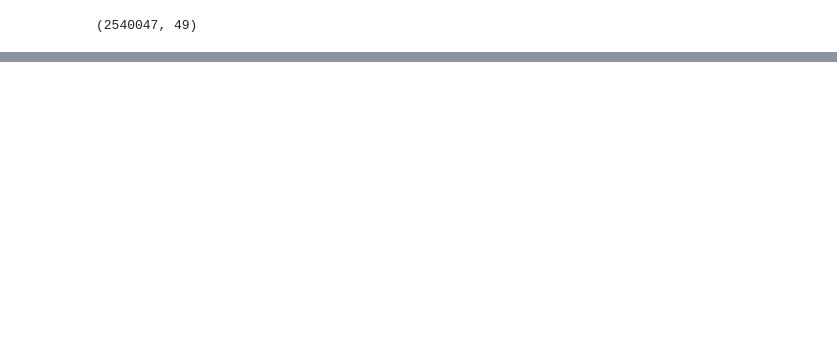
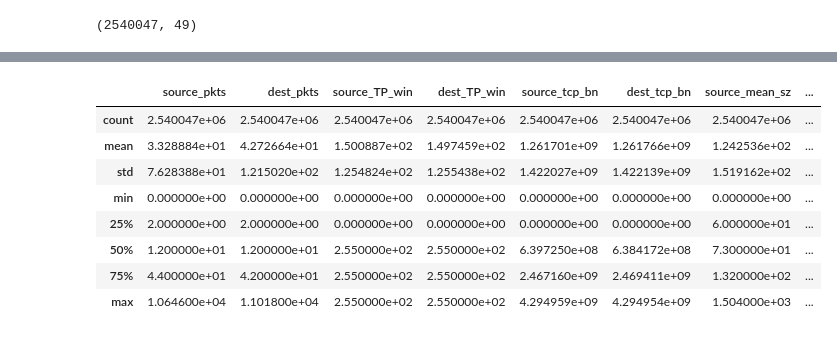
Before and after one commit to gabejg/DST-Assessment-04, a Jupyter notebook: Gabriel Grant/Assessment 04.ipynb, the cells around one changed output, grey strips where cells are left out. Saved outputs shown, nothing was run; the diff lists cells and outputs as text; code cells hidden in the pictures; blank space fills up the shorter version.

```diff
--- a/Gabriel Grant/Assessment 04.ipynb
+++ b/Gabriel Grant/Assessment 04.ipynb
@@ -29,7 +30,7 @@ Data fetched in: 0:00:43.576394
 # %% [markdown]
 Merge data together and add column names
 # %%
-df = pd.concat([df1,df2,df3,df4])
+df = pd.concat([df1,df2,df3,df4],ignore_index=True)
 df.columns = ['source_ip', 'source_port', 'dest_ip', 'dest_port', 'proto', 'state', 'duration', 'source_bytes', 'dest_bytes', 'source_ttl',
              'dest_ttl', 'source_loss', 'dest_loss', 'service', 'source_load', 'dest_load', 'source_pkts', 'dest_pkts', 'source_TP_win', 'dest_TP_win',
              'source_tcp_bn', 'dest_tcp_bn', 'source_mean_sz', 'dest_mean_sz', 'trans_depth', 'res_bdy_len', 'source_jitter', 'dest_jitter', 'start_time',
@@ -54,3 +65,8 @@ df.head(10)
 df.shape
 # %% [output]
 (2540047, 49)
+# %%
+df_1 = df.iloc[:,0:16]
+df_2 = df.iloc[:,16:32]
+df_3 = df.iloc[:,32:49]
+df_1.head()
@@ -69,0 +142,12 @@ df.describe()
+# %%
+df_2.describe()
+# %% [output]
+|  | source_pkts | dest_pkts | source_TP_win | dest_TP_win | source_tcp_bn | dest_tcp_bn | source_mean_sz | ... |
+| count | 2.540047e+06 | 2.540047e+06 | 2.540047e+06 | 2.540047e+06 | 2.540047e+06 | 2.540047e+06 | 2.540047e+06 | ... |
+| mean | 3.328884e+01 | 4.272664e+01 | 1.500887e+02 | 1.497459e+02 | 1.261701e+09 | 1.261766e+09 | 1.242536e+02 | ... |
+| std | 7.628388e+01 | 1.215020e+02 | 1.254824e+02 | 1.255438e+02 | 1.422027e+09 | 1.422139e+09 | 1.519162e+02 | ... |
+| min | 0.000000e+00 | 0.000000e+00 | 0.000000e+00 | 0.000000e+00 | 0.000000e+00 | 0.000000e+00 | 0.000000e+00 | ... |
+| 25% | 2.000000e+00 | 2.000000e+00 | 0.000000e+00 | 0.000000e+00 | 0.000000e+00 | 0.000000e+00 | 6.000000e+01 | ... |
+| 50% | 1.200000e+01 | 1.200000e+01 | 2.550000e+02 | 2.550000e+02 | 6.397250e+08 | 6.384172e+08 | 7.300000e+01 | ... |
+| 75% | 4.400000e+01 | 4.200000e+01 | 2.550000e+02 | 2.550000e+02 | 2.467160e+09 | 2.469411e+09 | 1.320000e+02 | ... |
+| max | 1.064600e+04 | 1.101800e+04 | 2.550000e+02 | 2.550000e+02 | 4.294959e+09 | 4.294954e+09 | 1.504000e+03 | ... |
```
Also changed, not shown: parts of 25 cells of this notebook, 1 other file.
